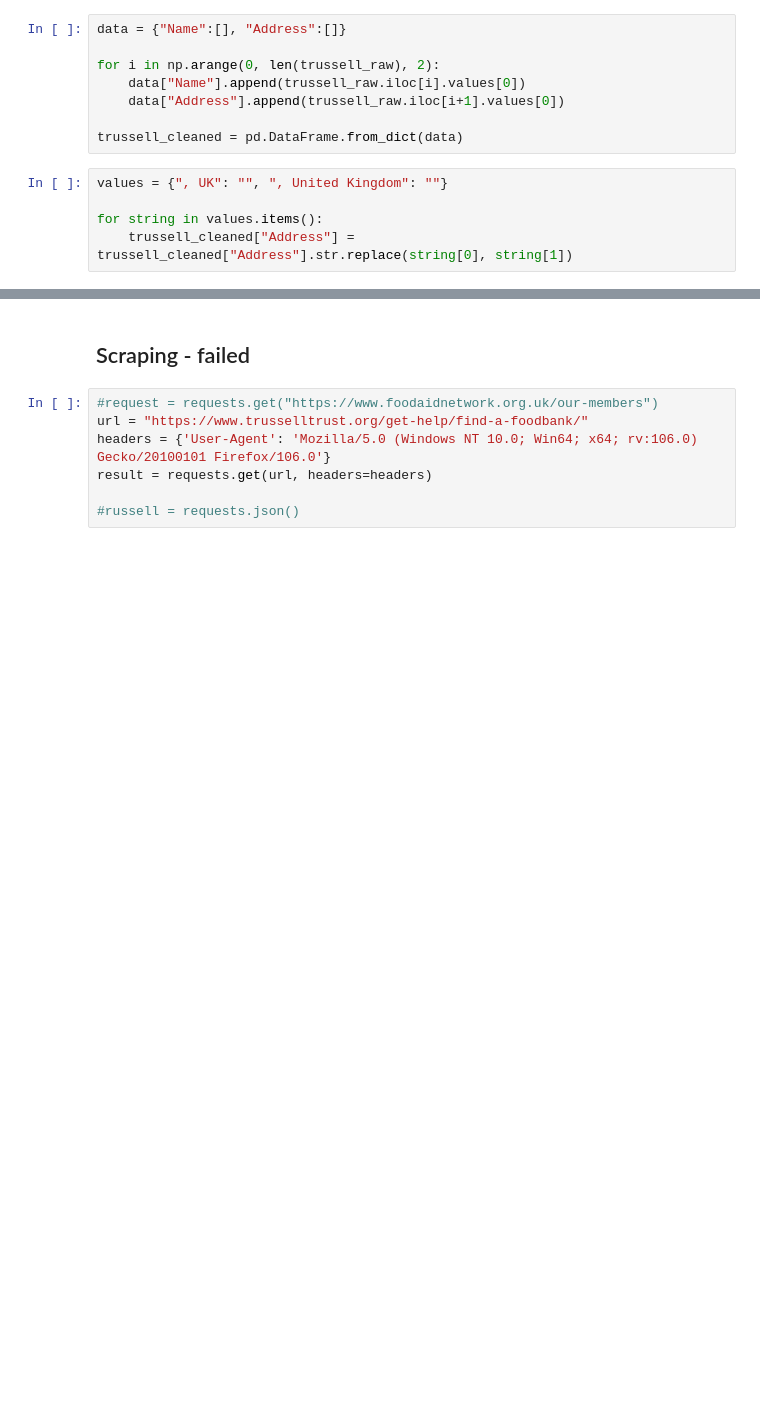
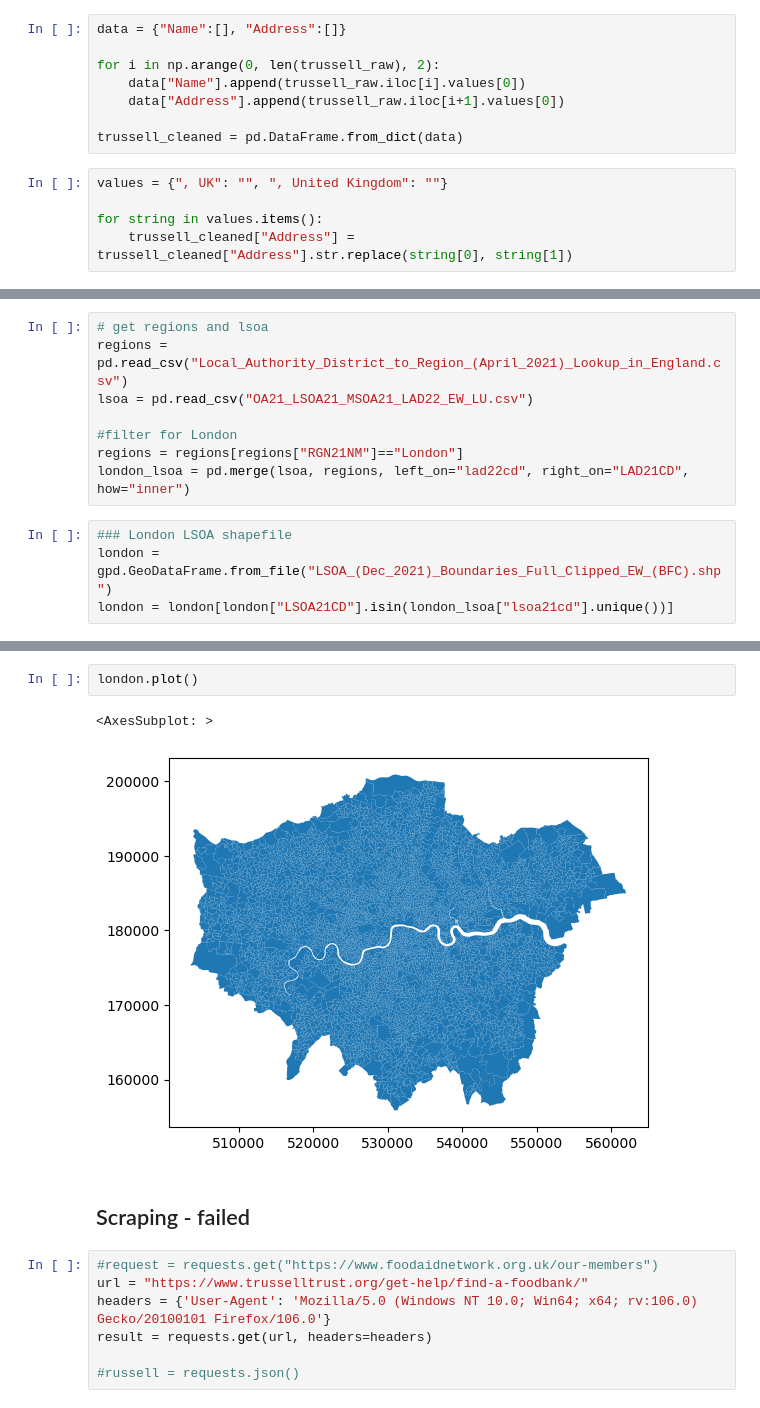
Before and after one commit to Lisa-Ho/30-day-map-challenge, a Jupyter notebook: 2022/Day13/foodbanks-london.ipynb, the cells around one changed output, grey strips where cells are left out. Saved outputs shown, nothing was run; the diff lists cells and outputs as text; blank space fills up the shorter version.

```diff
--- a/2022/Day13/foodbanks-london.ipynb
+++ b/2022/Day13/foodbanks-london.ipynb
@@ -101,0 +226,12 @@ ind
+# %%
+# get regions and lsoa
+regions = pd.read_csv("Local_Authority_District_to_Region_(April_2021)_Lookup_in_England.csv")
+lsoa = pd.read_csv("OA21_LSOA21_MSOA21_LAD22_EW_LU.csv")
+
+#filter for London
+regions = regions[regions["RGN21NM"]=="London"]
+london_lsoa = pd.merge(lsoa, regions, left_on="lad22cd", right_on="LAD21CD", how="inner")
+# %%
+### London LSOA shapefile
+london = gpd.GeoDataFrame.from_file("LSOA_(Dec_2021)_Boundaries_Full_Clipped_EW_(BFC).shp")
+london = london[london["LSOA21CD"].isin(london_lsoa["lsoa21cd"].unique())]
@@ -102,3 +254,8 @@ ind
+# %%
+london.plot()
+# %% [output]
+<AxesSubplot: >
+[figure, added]
 # %% [markdown]
 ## Scraping - failed
 # %%
```
Also changed, not shown: parts of 35 cells of this notebook.
